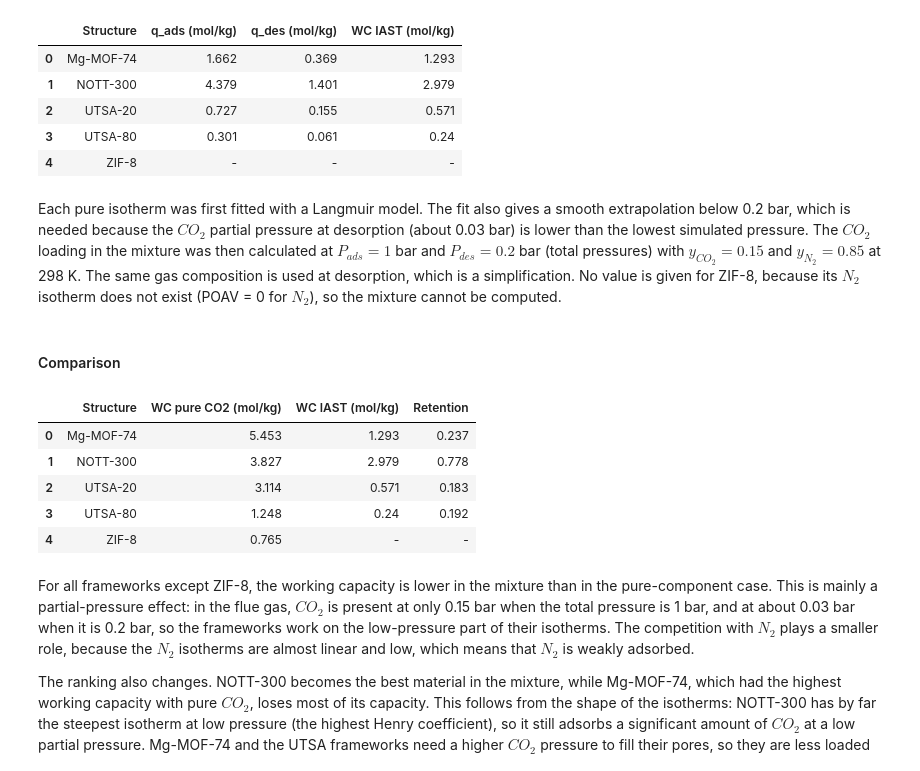
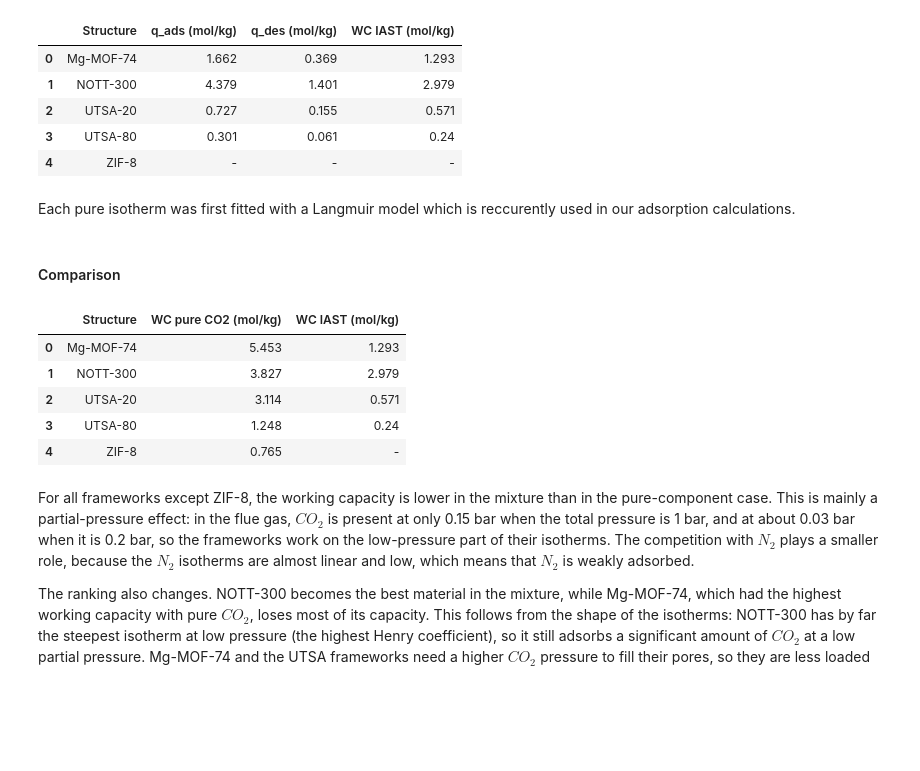
Before and after one commit to taistt/modeling-lab, a Jupyter notebook: GroupL_Block2_project.ipynb, the cells around one changed output. Cells and saved outputs as stored; diff of their text form; code cells hidden in the pictures; blank space fills up the shorter version.

```diff
--- a/GroupL_Block2_project.ipynb
+++ b/GroupL_Block2_project.ipynb
@@ -244,22 +231,21 @@ wc_iast.round(3).fillna("-")
 | 3 | UTSA-80 | 0.301 | 0.061 | 0.24 |
 | 4 | ZIF-8 | - | - | - |
 # %% [markdown]
-Each pure isotherm was first fitted with a Langmuir model. The fit also gives a smooth extrapolation below 0.2 bar, which is needed because the $CO_2$ partial pressure at desorption (about 0.03 bar) is lower than the lowest simulated pressure. The $CO_2$ loading in the mixture was then calculated at $P_{ads} = 1$ bar and $P_{des} = 0.2$ bar (total pressures) with $y_{CO_2} = 0.15$ and $y_{N_2} = 0.85$ at 298 K. The same gas composition is used at desorption, which is a simplification. No value is given for ZIF-8, because its $N_2$ isotherm does not exist (POAV = 0 for $N_2$), so the mixture cannot be computed.
+Each pure isotherm was first fitted with a Langmuir model which is reccurently used in our adsorption calculations.
 # %% [markdown]
 #### Comparison
 # %%
 comp = wc[["Structure", "WC (mol/kg)"]].rename(
     columns={"WC (mol/kg)": "WC pure CO2 (mol/kg)"}
 ).merge(wc_iast[["Structure", "WC IAST (mol/kg)"]], on="Structure")
-comp["Retention"] = comp["WC IAST (mol/kg)"] / comp["WC pure CO2 (mol/kg)"]
 comp.round(3).fillna("-")
 # %% [output]
-|  | Structure | WC pure CO2 (mol/kg) | WC IAST (mol/kg) | Retention |
-| 0 | Mg-MOF-74 | 5.453 | 1.293 | 0.237 |
-| 1 | NOTT-300 | 3.827 | 2.979 | 0.778 |
-| 2 | UTSA-20 | 3.114 | 0.571 | 0.183 |
-| 3 | UTSA-80 | 1.248 | 0.24 | 0.192 |
-| 4 | ZIF-8 | 0.765 | - | - |
+|  | Structure | WC pure CO2 (mol/kg) | WC IAST (mol/kg) |
+| 0 | Mg-MOF-74 | 5.453 | 1.293 |
+| 1 | NOTT-300 | 3.827 | 2.979 |
+| 2 | UTSA-20 | 3.114 | 0.571 |
+| 3 | UTSA-80 | 1.248 | 0.24 |
+| 4 | ZIF-8 | 0.765 | - |
 # %% [markdown]
 For all frameworks except ZIF-8, the working capacity is lower in the mixture than in the pure-component case. This is mainly a partial-pressure effect: in the flue gas, $CO_2$ is present at only 0.15 bar when the total pressure is 1 bar, and at about 0.03 bar when it is 0.2 bar, so the frameworks work on the low-pressure part of their isotherms. The competition with $N_2$ plays a smaller role, because the $N_2$ isotherms are almost linear and low, which means that $N_2$ is weakly adsorbed.
 
```
Also changed, not shown: parts of 8 cells of this notebook.
